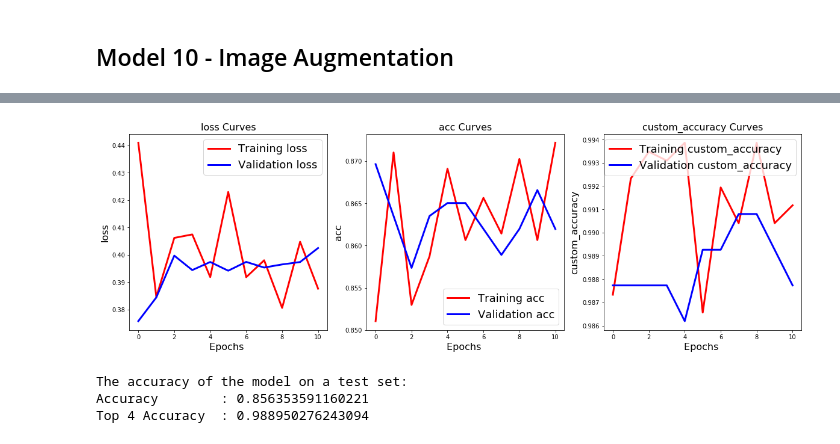
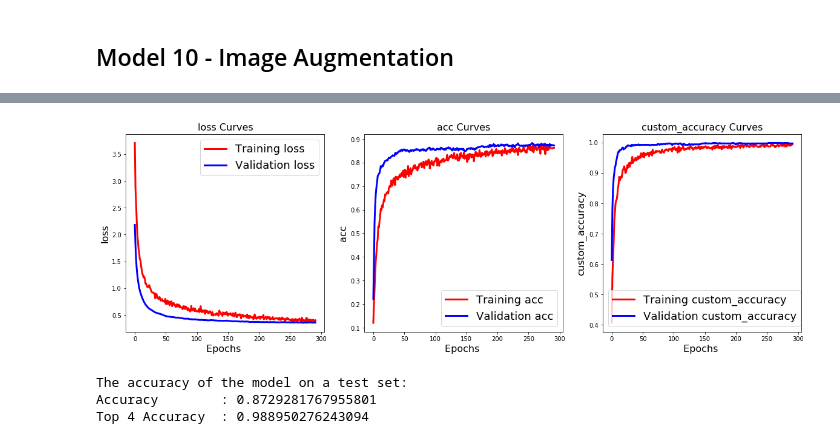
Before and after one commit to JRThurman01/ApplesToApples, a Jupyter notebook: Modelling1.ipynb, the cells around one changed output, grey strips where cells are left out. Saved outputs shown, nothing was run; the diff lists cells and outputs as text; code cells hidden in the pictures.

Commit message:
rerun models

```diff
--- a/Modelling1.ipynb
+++ b/Modelling1.ipynb
@@ -289,0 +290,9 @@ Test accuracy           : 0.228
+# %%
+X_flickr_subset_train_flat = X_flickr_subset_train.reshape((len(X_flickr_subset_train),-1))
+X_flickr_subset_val_flat = X_flickr_subset_val.reshape((len(X_flickr_subset_val), -1))
+
+clf = RandomForestClassifier(n_estimators=10)
+
+clf.fit(X_flickr_subset_train_flat, y_flickr_subset_train)
+print('Training accuracy \t: %.3f' % clf.score(X_flickr_subset_train_flat, y_flickr_subset_train))
+print('Test accuracy \t\t: %.3f' % clf.score(X_flickr_subset_val_flat, y_flickr_subset_val))
@@ -986,8 +997,8 @@ model9.model.save_weights(path_weights)
 # %% [markdown]
 ## Model 10 - Image Augmentation
 # %%
-model10 = TransferLearningModel(OUTPUTSHAPEFLICKRSUBSET, dropout1=0.5,dropout2=0.5, denseNodes=128)
-optimizer=Adam(lr=0.001)
+model10 = TransferLearningModel(OUTPUTSHAPEFLICKRSUBSET, dropout1=0.5,dropout2=0.5)
+optimizer=Adam(lr=0.0001)
 model10.compile_model(optimizer)
 # %% [output]
 INFO:tensorflow:Saver not created because there are no variables in the graph to restore
@@ -1005,10 +1016,10 @@ datagen = ImageDataGenerator(
 datagen.fit(X_flickr_subset_train)
 # %%
 cp_earlystop = EarlyStopping(monitor='val_loss', min_delta=0,
-            patience=10, verbose=0, mode='auto')
+            patience=20, verbose=0, mode='auto')
 
-history = model10.model.fit_generator(datagen.flow(X_flickr_subset_train, y_flickr_subset_train, batch_size=256),
-                    steps_per_epoch=len(X_flickr_subset_train) / 256, epochs=1000,
+history = model10.model.fit_generator(datagen.flow(X_flickr_subset_train, y_flickr_subset_train, batch_size=64),
+                    steps_per_epoch=len(X_flickr_subset_train) / 128, epochs=1000,
                     callbacks=[cp_earlystop],
                     validation_data = (X_flickr_subset_val, y_flickr_subset_val), verbose=1)
 
@@ -1034,4 +1045,4 @@ Epoch 11/1000
-[figure, old version]
+[figure, new version]
 # %%
 #evaluate model on test set
 print('The accuracy of the model on a test set:')
@@ -1040,7 +1051,7 @@ print('Accuracy \t:',results[1])
 print('Top 4 Accuracy \t:',results[2])
 # %% [output]
 The accuracy of the model on a test set:
-Accuracy        : 0.856353591160221
+Accuracy        : 0.8729281767955801
 Top 4 Accuracy  : 0.988950276243094
 # %%
 path_weights = './saved_models/model10/weights.h5'
```
Also changed, not shown: parts of 34 cells of this notebook, 20 other files.
